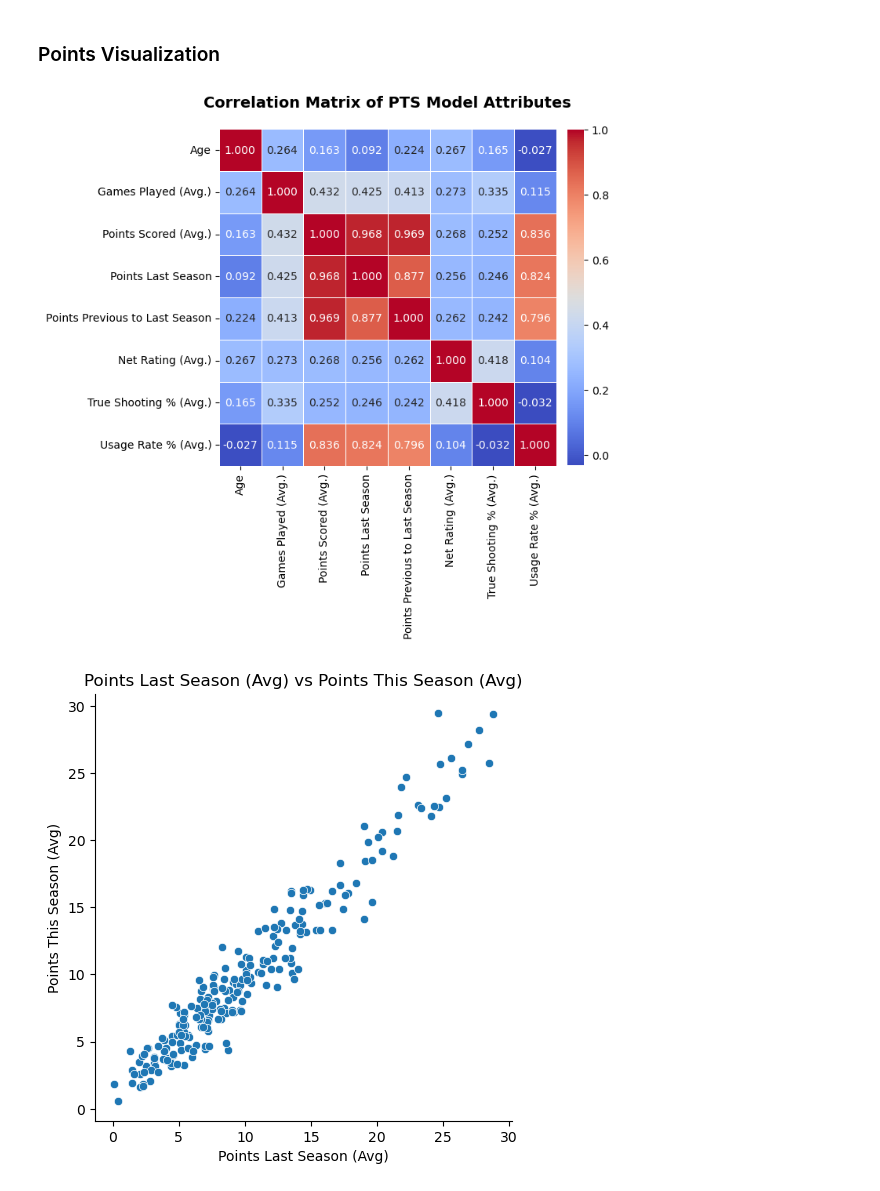
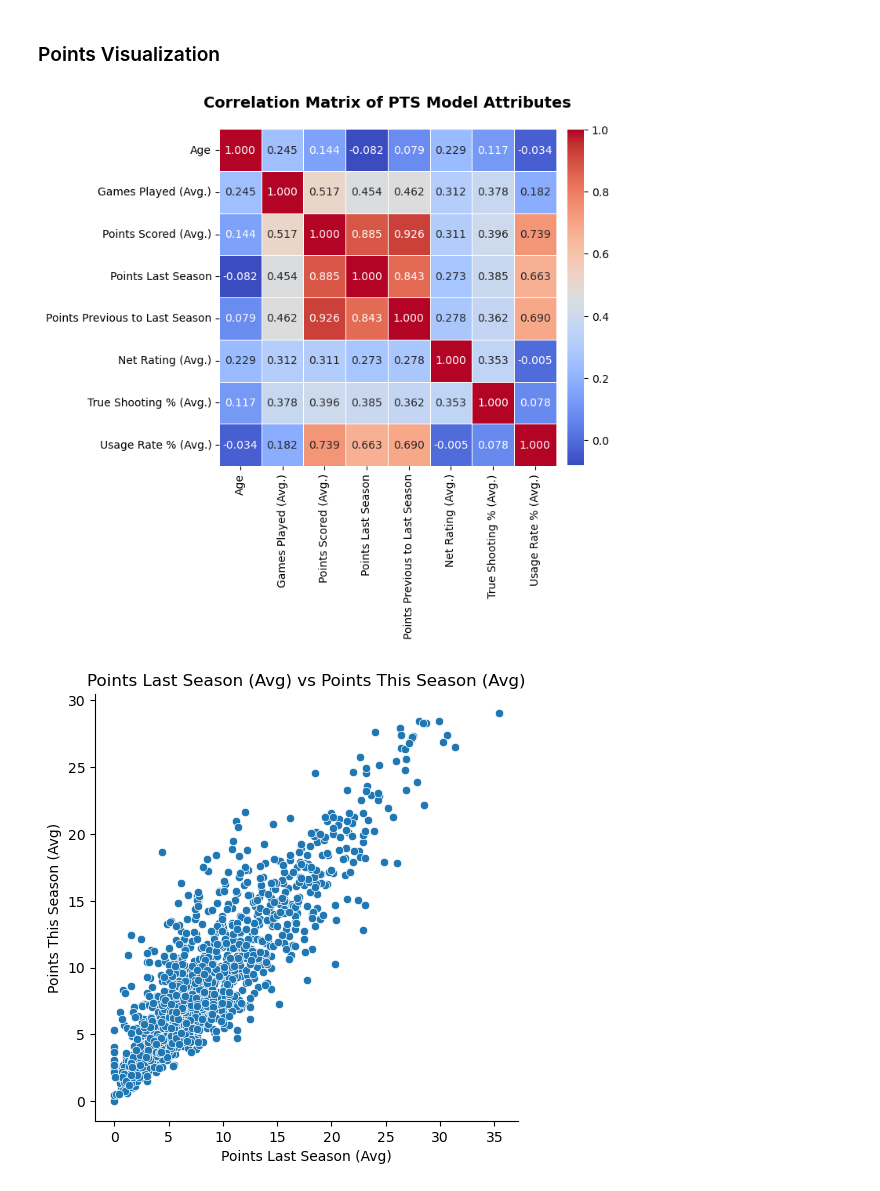
Before and after one commit to bjaec/216_Final, a Jupyter notebook: main.ipynb, the cells around one changed output. Saved outputs shown, nothing was run; the diff lists cells and outputs as text; code cells hidden in the pictures.

```diff
--- a/main.ipynb
+++ b/main.ipynb
@@ -14,7 +16,7 @@ class StatsComp:
         self.labels = labels
 
     def extract(self):
-        attributes = self.training_data.groupby('block_id').apply(lambda x: self.aggregate(x)).values
+        attributes = self.training_data.groupby('PlayerID').apply(lambda x: self.aggregate(x)).values
         target_labels = self.labels['pts'].values
         return attributes, target_labels
 
@@ -33,15 +35,46 @@ class StatsComp:
              points_year_before_last, average_net_rating, average_true_shooting,
              average_usage_rate]
         ])
+
+        '''
+        team_abbreviation_encoded = self.encode_categorical(player_data.team_abbreviation)
+        college_encoded = self.encode_categorical(player_data.college)
+        country_encoded = self.encode_categorical(player_data.country)
+
+
+        # Combine all features into a single flattened array
+        numeric_data = np.array([latest_age, average_games_played, average_points, points_last_year,
+                         points_year_before_last, average_net_rating, average_true_shooting,
+                         average_usage_rate])[np.newaxis, :]
+
+        # Ensure each encoded array is 2D with one row. If they are not, reshape them:
+        team_abbreviation_encoded = team_abbreviation_encoded.reshape(1, -1)
+        college_encoded = college_encoded.reshape(1, -1)
+        country_encoded = country_encoded.reshape(1, -1)
+
+        # Now concatenate all features along the second axis (axis=1 for horizontal concatenation)
+        aggregated_data = np.concatenate(
+            [numeric_data, team_abbreviation_encoded, college_encoded, country_encoded], axis=1
+        )
+        '''
+
         return pd.DataFrame(aggregated_data)
+
+    '''
+    def encode_categorical(self, column):
+        # This function can be called to perform one-hot encoding on the column
+        encoder = OneHotEncoder(handle_unknown='ignore')
+        encoded = encoder.fit_transform(column.values.reshape(-1, 1)).toarray()
+        return encoded
+    '''
 # %%
 class Utility:
     def __init__(self, dataframe):
         self.dataframe = dataframe
 
     def split_attributes_labels(self):
-        attributes = self.dataframe.groupby('block_id').apply(lambda x: x.iloc[:-1]).reset_index(drop=True)
-        labels = self.dataframe.groupby('block_id').apply(lambda x: x.iloc[-1]).reset_index(drop=True)
+        attributes = self.dataframe.groupby('PlayerID').apply(lambda x: x.iloc[:-1]).reset_index(drop=True)
+        labels = self.dataframe.groupby('PlayerID').apply(lambda x: x.iloc[-1]).reset_index(drop=True)
         return attributes, labels
 
     @staticmethod
@@ -50,7 +83,7 @@ class Utility:
         return X_train, X_test, y_train, y_test
 # %%
 # load data
-df_data = pd.read_csv('data/trainset.csv')
+df_data = pd.read_csv('dataset/training_dataset_PlayerID.csv')
 
 # data preprocessor with loaded dataframe
 data_preprocessor = Utility(df_data)
@@ -73,38 +106,38 @@ attributes_names = [
     'Points Previous to Last Season',
     'Net Rating (Avg.)',
     'True Shooting % (Avg.)',
-    'Usage Rate % (Avg.)'
+    'Usage Rate % (Avg.)',
 ]
 
 datacor = pd.DataFrame(data=datacor, columns=attributes_names, index=attributes_names)
 plt.figure(figsize=(6,6))
 ax = sns.heatmap(data=datacor, annot=True, fmt='.3f', cmap='coolwarm', square=True, linewidths=.5, cbar_kws={'fraction': 0.046, 'pad': 0.03})
 plt.title('Correlation Matrix of PTS Model Attributes', fontsize=14, fontweight='bold', pad=20)
 plt.savefig("pts_model_correlation_matrix.png", dpi=300, bbox_inches='tight')
 
 #scatter plots using the actual values
 
 attributes_df = pd.DataFrame(attribute_pts, columns=attributes_names)
 
 # Scatter plot for Points Last Season vs Points This Season using relplot
 sns.relplot(data=attributes_df, x='Points Last Season', y='Points Scored (Avg.)', kind="scatter")
 plt.title('Points Last Season (Avg) vs Points This Season (Avg)')
 plt.xlabel('Points Last Season (Avg)')
 plt.ylabel('Points This Season (Avg)')
 
 # Scatter plot for Usage Rate vs Points This Season using relplot
 sns.relplot(data=attributes_df, x='Points Last Season', y='Points Scored (Avg.)', kind="scatter")
 plt.title('Usage Rate (%) vs Points This Season (Avg)')
 plt.xlabel('Average Usage Rate (%)')
 plt.ylabel('Points This Season (Avg)')
 
 # Scatter plot for Usage Rate vs Points This Season using relplot
 sns.relplot(data=attributes_df, x='Points Previous to Last Season', y='Points Scored (Avg.)', kind="scatter")
 plt.title('Points Previous to Last Season (Avg) vs Points This Season (Avg)')
 plt.xlabel('Points Previous to Last Season (Avg)')
 plt.ylabel('Points This Season (Avg)')
 
 plt.show()
 # %% [output]
-[figure, old version]
+[figure, new version]
-[figure, old version]
+[figure, new version]
```
Also changed, not shown: parts of 2 cells of this notebook, 5 other files.
